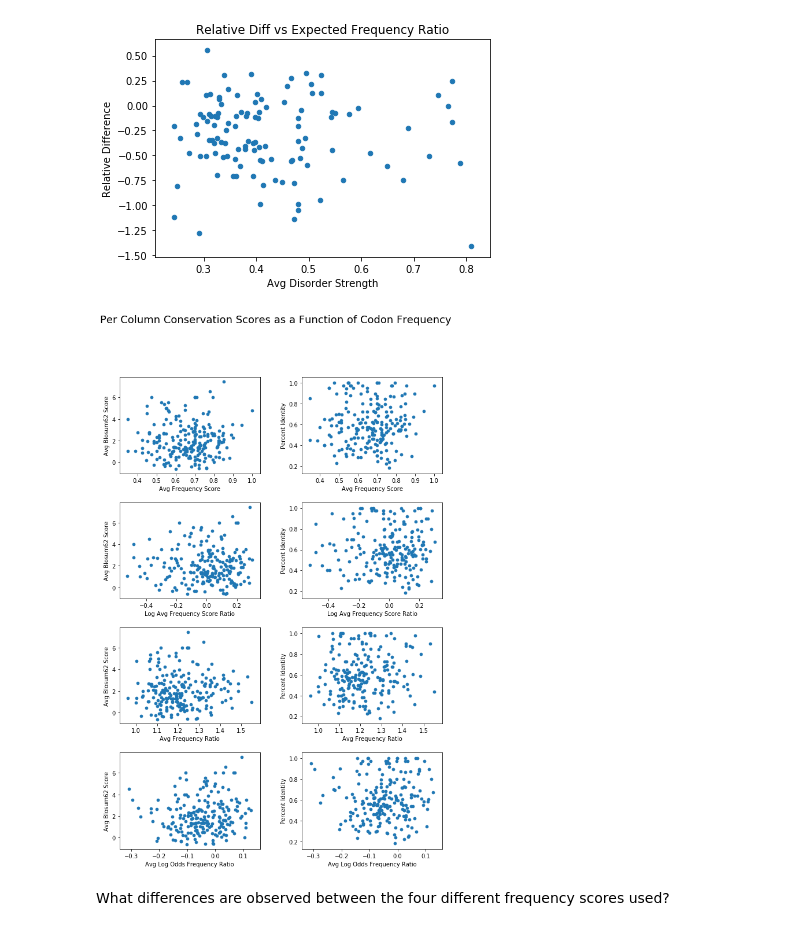
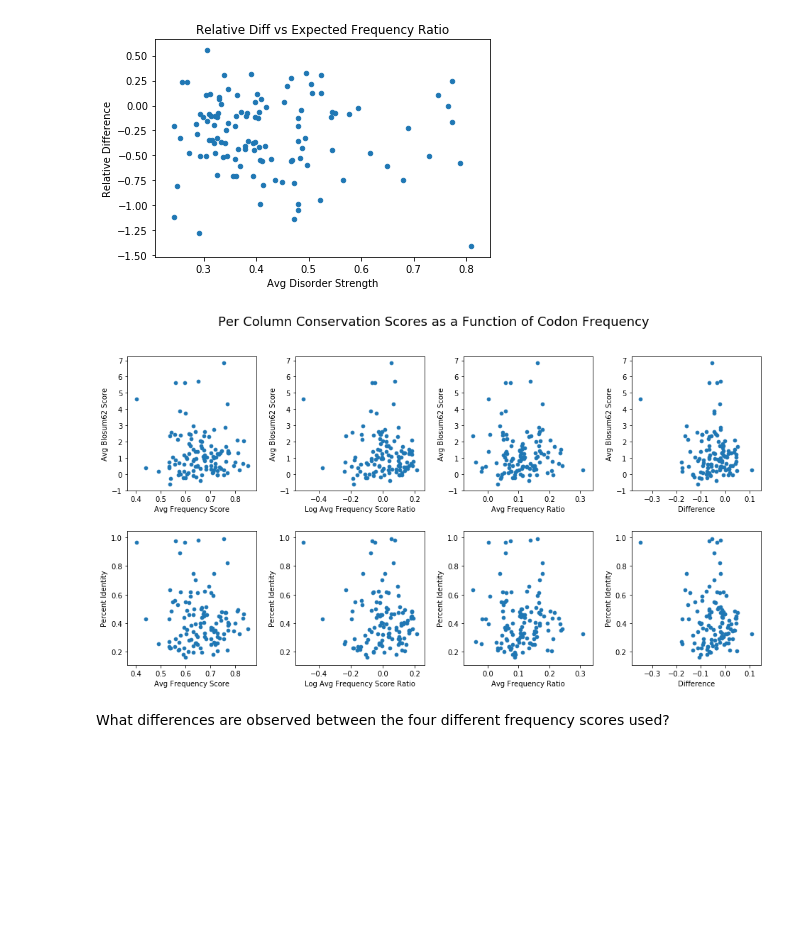
Before and after one commit to Fritos121/Codon-Usage-IDRs, a Jupyter notebook: plot_columns_P0A850.ipynb, the cells around one changed output. Drawn from its saved outputs; the diff is of its cells as text; code cells hidden in the pictures; blank space fills up the shorter version.

Commit message:
resized graphs for paper. fixed some old graphs

```diff
--- a/plot_columns_P0A850.ipynb
+++ b/plot_columns_P0A850.ipynb
@@ -11,9 +11,9 @@ import warnings
 # remove to see copy warning in second box
 warnings.filterwarnings("ignore", module="pandas")
 
-in_fh = r"D:\Orthologs\Ortholog_Codon_Dist\PTHR30560\P0A850_ortholog_msa_scores.data"
+infile = r"D:\Orthologs\Ortholog_Codon_Dist\PTHR30560\P0A850_ortholog_msa_scores.data"
 
-df = pd.read_csv(in_fh)
+df = pd.read_csv(infile)
 # %%
 # remove columns with no information
 df_clean = df[df.Identity != 'X']
@@ -138,42 +153,43 @@ df_clean.plot.scatter("Avg Disorder Strength", "Relative Difference", title="Rel
 # %% [output]
 [figure]
 # %%
-# old... keep for code
-
 # each array is a row; figsize=(width,height)
-fig, ([ax1,ax2], [ax3,ax4], [ax5,ax6], [ax7,ax8]) = plt.subplots(4, 2, sharex='row', figsize=(10,15),
+fig, ([ax1,ax2, ax3,ax4], [ax5,ax6, ax7,ax8]) = plt.subplots(2, 4, sharex='col', figsize=(16,8),
                                                                  subplot_kw={'xlabel':"Avg Frequency Score"})
 
 fig.suptitle("Per Column Conservation Scores as a Function of Codon Frequency", fontsize=18)
 
 
 ax1.scatter(df_clean['Avg Frequency Score'], df_clean['Avg Blosum62 Score'], s=22)
 ax1.set_ylabel('Avg Blosum62 Score')
 
-ax2.scatter(df_clean['Avg Frequency Score'], df_clean['Percent Identity'], s=22)
-ax2.set_ylabel('Percent Identity')
+ax5.scatter(df_clean['Avg Frequency Score'], df_clean['Percent Identity'], s=22)
+ax5.set_ylabel('Percent Identity')
 
-ax3.scatter(df_clean['Log Avg Frequency Score Ratio'], df_clean['Avg Blosum62 Score'], s=22)
-ax3.set(xlabel='Log Avg Frequency Score Ratio', ylabel='Avg Blosum62 Score')
+ax2.scatter(df_clean['Log Avg Frequency Score Ratio'], df_clean['Avg Blosum62 Score'], s=22)
+ax2.set(xlabel='Log Avg Frequency Score Ratio', ylabel='Avg Blosum62 Score')
 
-ax4.scatter(df_clean['Log Avg Frequency Score Ratio'], df_clean['Percent Identity'], s=22)
-ax4.set(xlabel='Log Avg Frequency Score Ratio', ylabel='Percent Identity')
+ax6.scatter(df_clean['Log Avg Frequency Score Ratio'], df_clean['Percent Identity'], s=22)
+ax6.set(xlabel='Log Avg Frequency Score Ratio', ylabel='Percent Identity')
 
-ax5.scatter(df_clean['Avg Frequency Ratio'], df_clean['Avg Blosum62 Score'], s=22)
-ax5.set(xlabel='Avg Frequency Ratio', ylabel='Avg Blosum62 Score')
+ax3.scatter(df_clean['Avg Frequency Ratio'], df_clean['Avg Blosum62 Score'], s=22)
+ax3.set(xlabel='Avg Frequency Ratio', ylabel='Avg Blosum62 Score')
 
-ax6.scatter(df_clean['Avg Frequency Ratio'], df_clean['Percent Identity'], s=22)
-ax6.set(xlabel='Avg Frequency Ratio', ylabel='Percent Identity')
+ax7.scatter(df_clean['Avg Frequency Ratio'], df_clean['Percent Identity'], s=22)
+ax7.set(xlabel='Avg Frequency Ratio', ylabel='Percent Identity')
 
-ax7.scatter(df_clean['Avg Log Odds Frequency Ratio'], df_clean['Avg Blosum62 Score'], s=22)
-ax7.set(xlabel='Avg Log Odds Frequency Ratio', ylabel='Avg Blosum62 Score')
+ax4.scatter(df_clean['Difference'], df_clean['Avg Blosum62 Score'], s=22)
+ax4.set(xlabel='Difference', ylabel='Avg Blosum62 Score')
 
-ax8.scatter(df_clean['Avg Log Odds Frequency Ratio'], df_clean['Percent Identity'], s=22)
-ax8.set(xlabel='Avg Log Odds Frequency Ratio', ylabel='Percent Identity')
+ax8.scatter(df_clean['Difference'], df_clean['Percent Identity'], s=22)
+ax8.set(xlabel='Difference', ylabel='Percent Identity')
+
+for ax in fig.axes:
+        ax.xaxis.set_tick_params(labelbottom=True)
 
 fig.subplots_adjust(hspace=0.3, wspace=0.3);
 # %% [output]
-[figure, old version]
+[figure, new version]
 # %% [markdown]
 What differences are observed between the four different frequency scores used?
 # %% [markdown]
```
Also changed, not shown: parts of 21 cells of this notebook, 2 other files.
